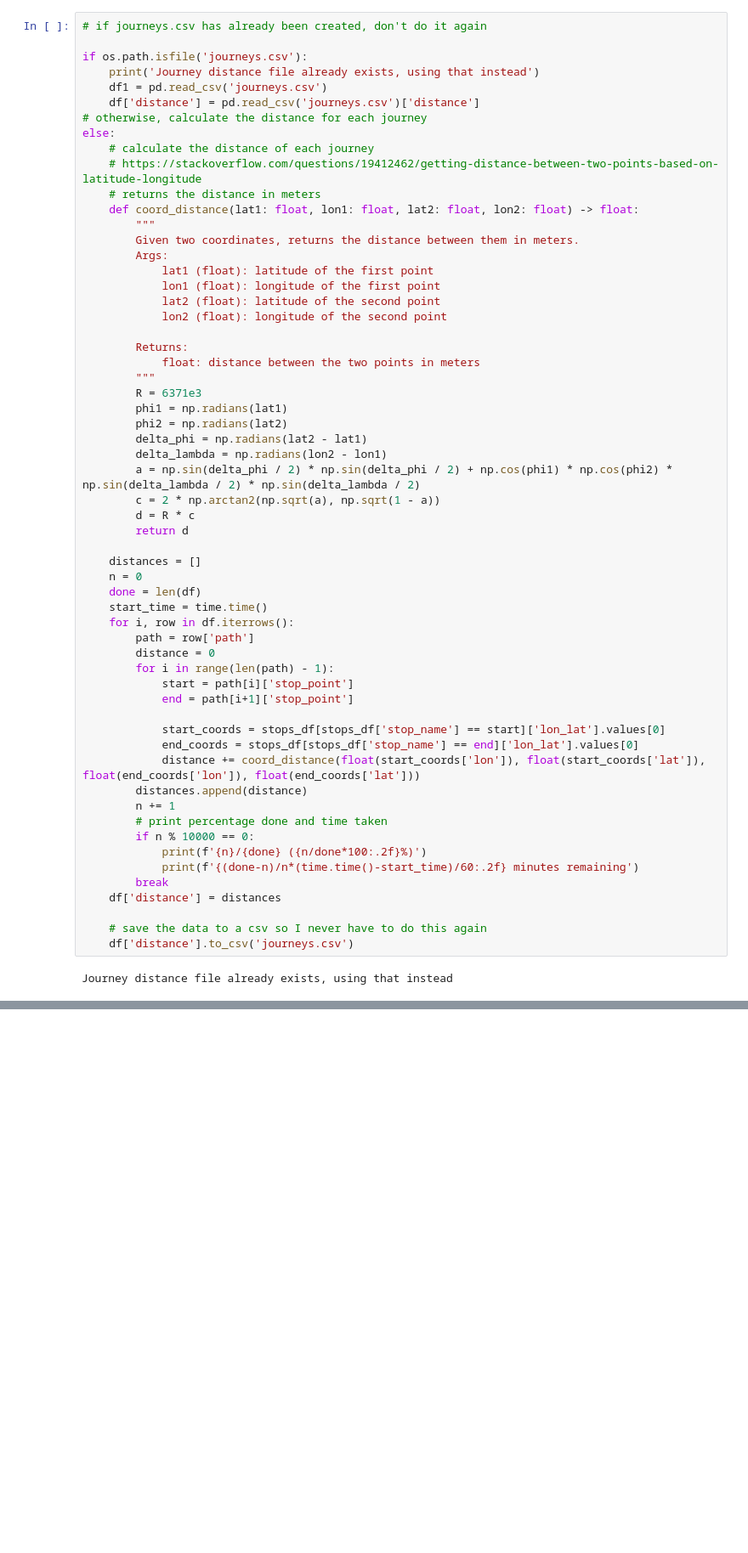
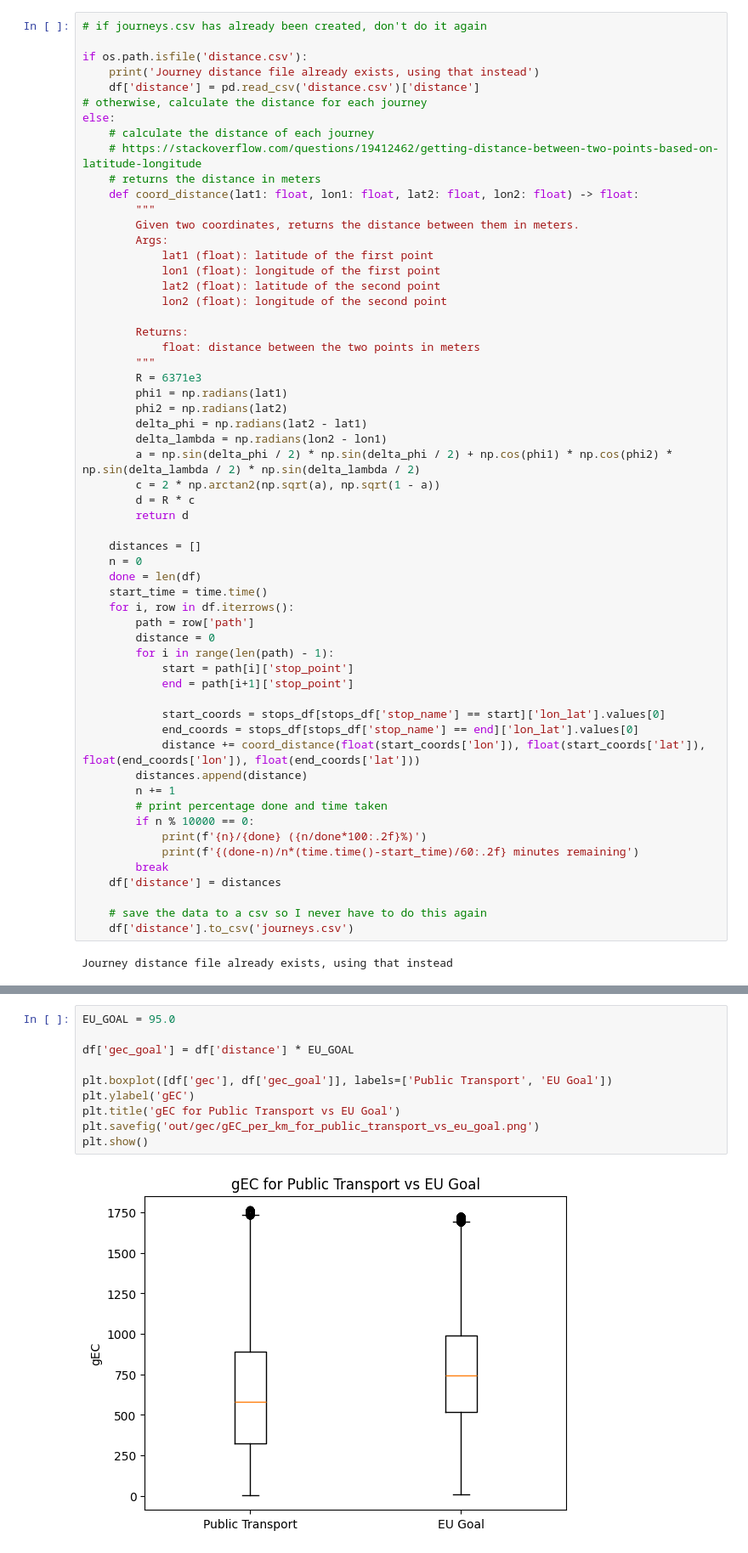
Before and after one commit to AldenCutler/LyonE24, a Jupyter notebook: stats-graphs/gec.ipynb, the cells around one changed output, grey strips where cells are left out. Shown at 85% size. Saved outputs shown, nothing was run; the diff lists cells and outputs as text; blank space fills up the shorter version.

```diff
--- a/stats-graphs/gec.ipynb
+++ b/stats-graphs/gec.ipynb
@@ -41,10 +41,9 @@ stops_df.head()
 # %%
 # if journeys.csv has already been created, don't do it again
 
-if os.path.isfile('journeys.csv'):
+if os.path.isfile('distance.csv'):
     print('Journey distance file already exists, using that instead')
-    df1 = pd.read_csv('journeys.csv')
-    df['distance'] = pd.read_csv('journeys.csv')['distance']
+    df['distance'] = pd.read_csv('distance.csv')['distance']
 # otherwise, calculate the distance for each journey
 else:
     # calculate the distance of each journey
@@ -274,5 +270,17 @@ plt.savefig('out/gec/gEC_per_km_for_public_transport_vs_car.png')
 plt.show()
 # %% [output]
 [figure]
+# %%
+EU_GOAL = 95.0
+
+df['gec_goal'] = df['distance'] * EU_GOAL
+
+plt.boxplot([df['gec'], df['gec_goal']], labels=['Public Transport', 'EU Goal'])
+plt.ylabel('gEC')
+plt.title('gEC for Public Transport vs EU Goal')
+plt.savefig('out/gec/gEC_per_km_for_public_transport_vs_eu_goal.png')
+plt.show()
+# %% [output]
+[figure, added]
 # %%
 # dump the data to a csv
```
Also changed, not shown: parts of 9 cells of this notebook, 3 other files.
